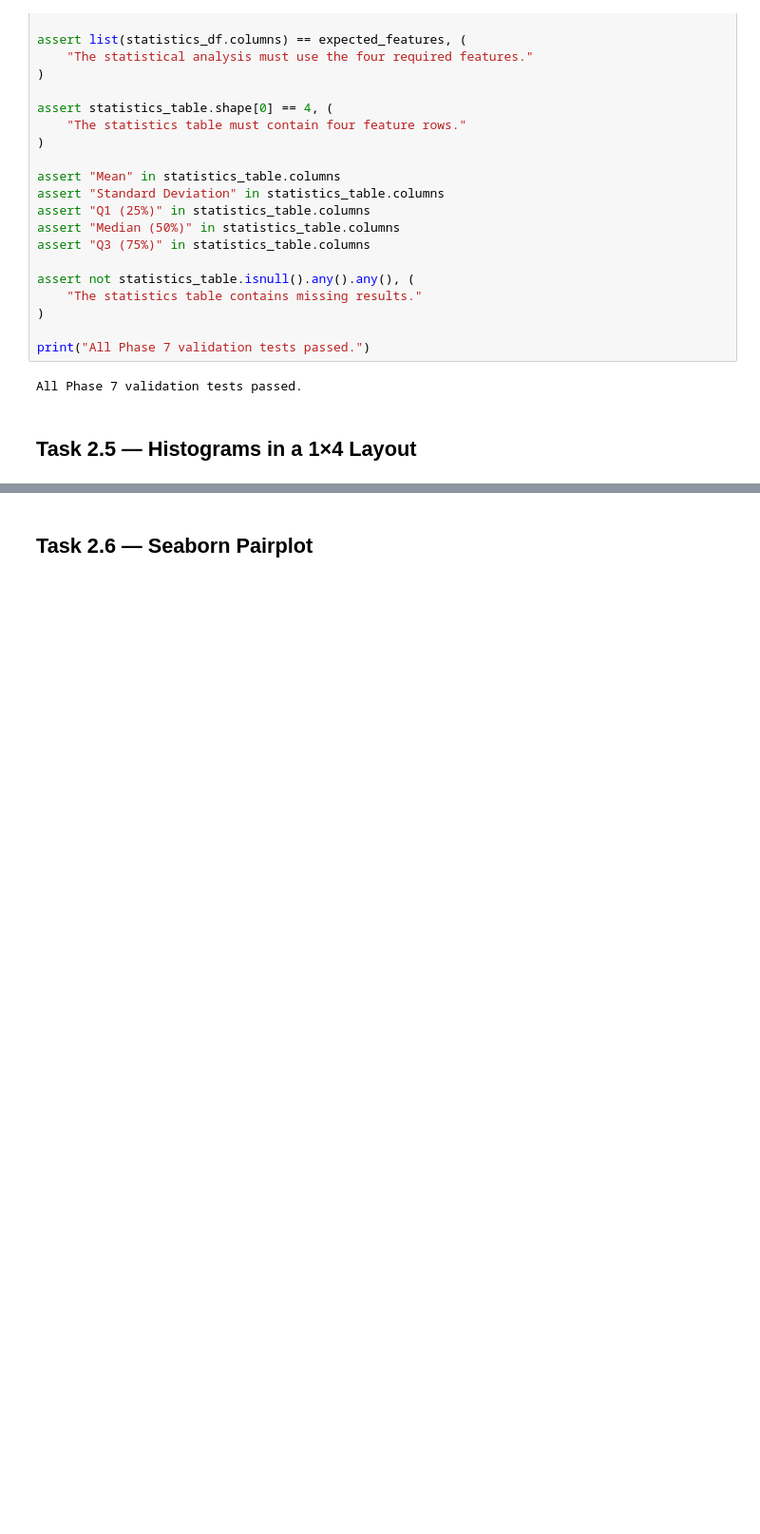
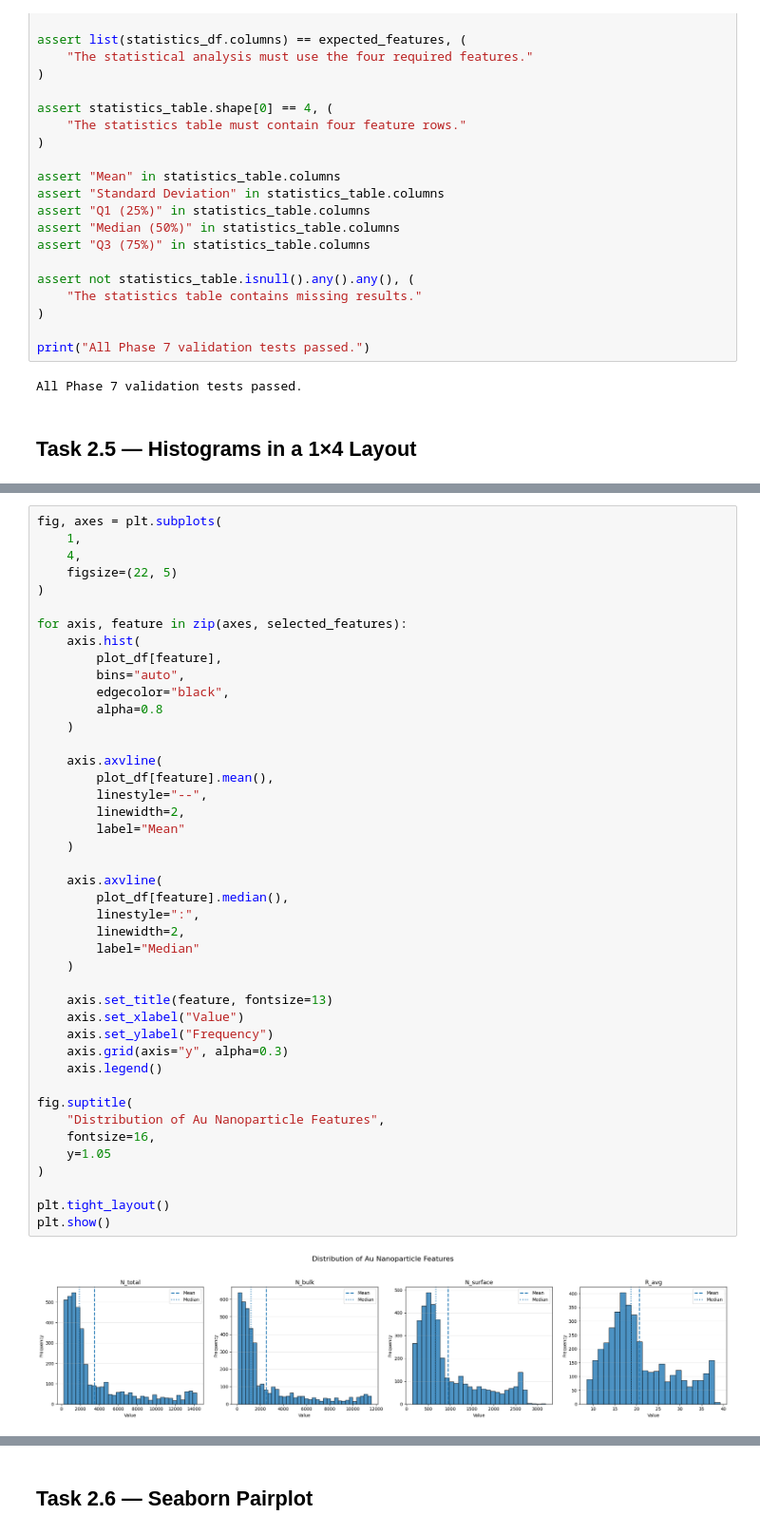
Before and after one commit to ramzymhafeel/SE4050-Deep-Learning-Lab-01, a Jupyter notebook: notebooks/SE4050_Lab01_Task2.ipynb, the cells around one changed output, grey strips where cells are left out. Shown at 95% size. Drawn from its saved outputs; the diff is of its cells as text; blank space fills up the shorter version.

```diff
--- a/notebooks/SE4050_Lab01_Task2.ipynb
+++ b/notebooks/SE4050_Lab01_Task2.ipynb
@@ -828,0 +914,45 @@ All Phase 7 validation tests passed.
+# %%
+fig, axes = plt.subplots(
+    1,
+    4,
+    figsize=(22, 5)
+)
+
+for axis, feature in zip(axes, selected_features):
+    axis.hist(
+        plot_df[feature],
+        bins="auto",
+        edgecolor="black",
+        alpha=0.8
+    )
+
+    axis.axvline(
+        plot_df[feature].mean(),
+        linestyle="--",
+        linewidth=2,
+        label="Mean"
+    )
+
+    axis.axvline(
+        plot_df[feature].median(),
+        linestyle=":",
+        linewidth=2,
+        label="Median"
+    )
+
+    axis.set_title(feature, fontsize=13)
+    axis.set_xlabel("Value")
+    axis.set_ylabel("Frequency")
+    axis.grid(axis="y", alpha=0.3)
+    axis.legend()
+
+fig.suptitle(
+    "Distribution of Au Nanoparticle Features",
+    fontsize=16,
+    y=1.05
+)
+
+plt.tight_layout()
+plt.show()
+# %% [output]
+[figure, added]
```
Also changed, not shown: parts of 18 cells of this notebook.
